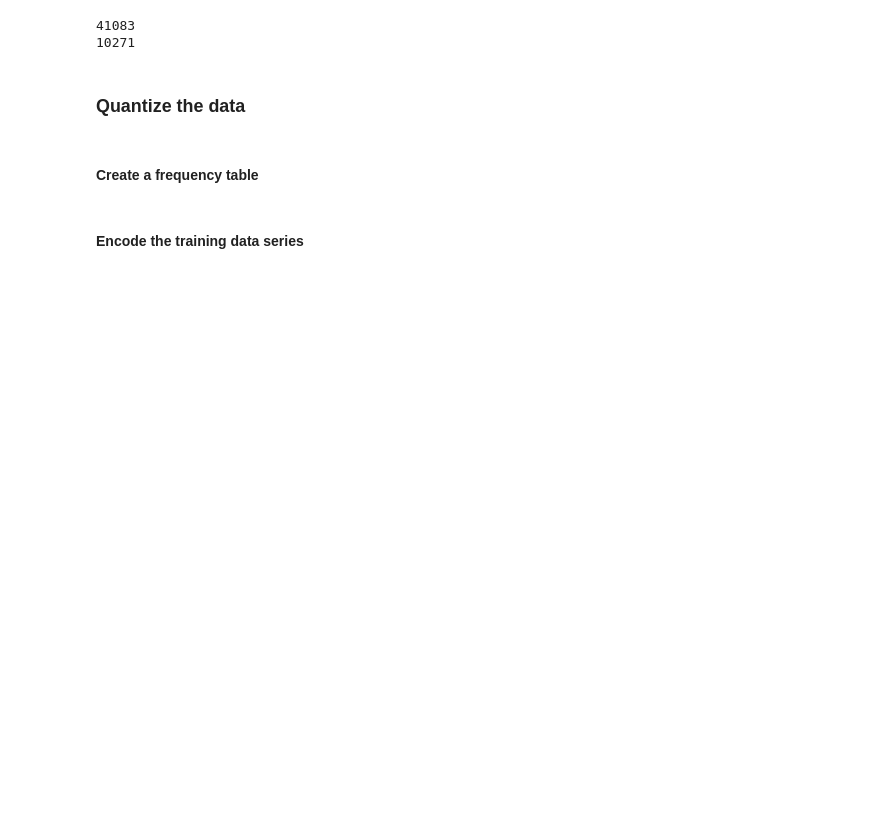
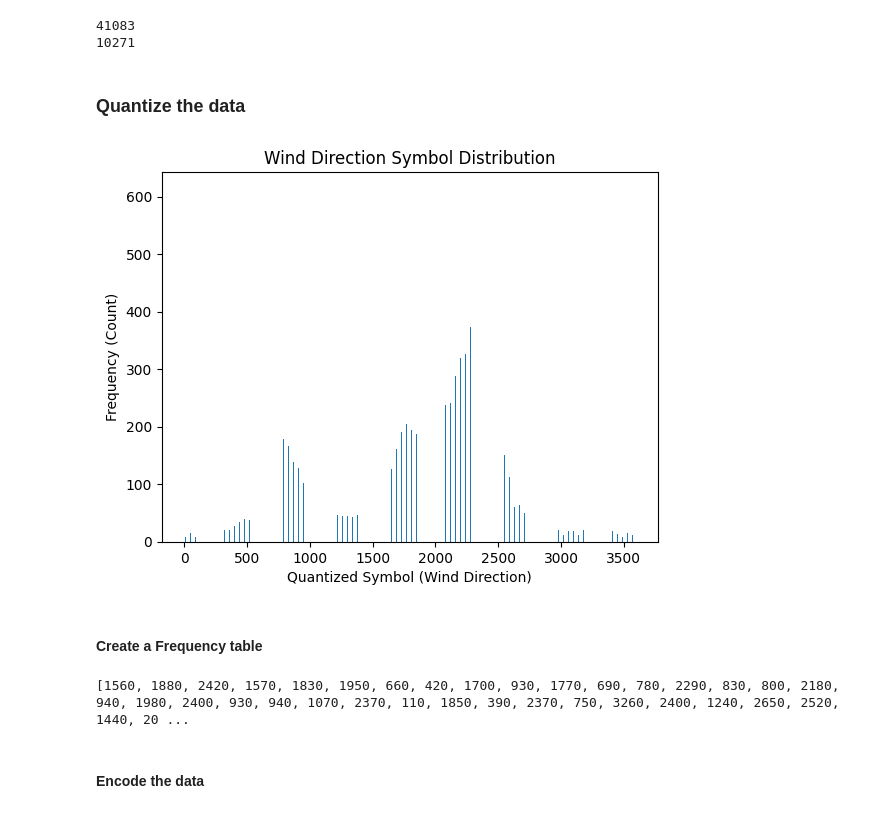
Before and after one commit to AthulyaWeerakoon/compression-algorithm-eval, a Jupyter notebook: notebooks/ans.ipynb, the cells around one changed output. Saved outputs shown, nothing was run; the diff lists cells and outputs as text; code cells hidden in the pictures; blank space fills up the shorter version.

```diff
--- a/notebooks/ans.ipynb
+++ b/notebooks/ans.ipynb
@@ -46,2 +87,13 @@ q = UniformQuantizerByRange(min_value, max_value)
+# %%
+quantizer = UniformQuantizerByRange(np.min(train_AriviyalN_Data_Wind_Direction), np.max(train_AriviyalN_Data_Wind_Direction), len(Wind_Direction_Bins))
+Wind_Direction_Value_to_Symbol = [quantizer.value_to_symbol(i) for i in train_AriviyalN_Data_Wind_Direction]
+# %%
+plt.hist(Wind_Direction_Value_to_Symbol, bins=len(Wind_Direction_Bins))
+plt.title('Wind Direction Symbol Distribution')
+plt.xlabel('Quantized Symbol (Wind Direction)')
+plt.ylabel('Frequency (Count)')
+plt.show()
+# %% [output]
+[figure, added]
 # %% [markdown]
-#### Create a frequency table
+#### Create a Frequency table
@@ -53,2 +102,6 @@ total,cdf = build_cdf(freq_table)
+# %%
+print(Wind_Direction_Value_to_Symbol)
+# %% [output]
+[1560, 1880, 2420, 1570, 1830, 1950, 660, 420, 1700, 930, 1770, 690, 780, 2290, 830, 800, 2180, 940, 1980, 2400, 930, 940, 1070, 2370, 110, 1850, 390, 2370, 750, 3260, 2400, 1240, 2650, 2520, 1440, 20 ...
 # %% [markdown]
-#### Encode the training data series
+#### Encode the data
```
Also changed, not shown: parts of 30 cells of this notebook, 4 other files.
